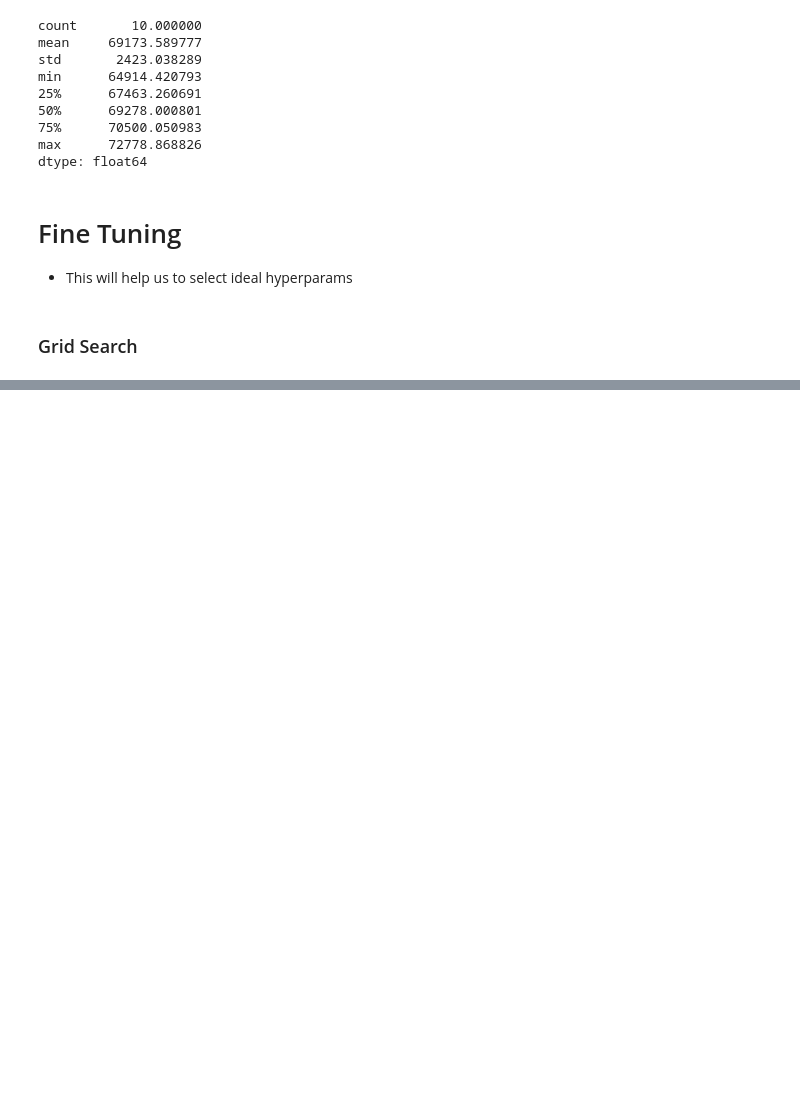
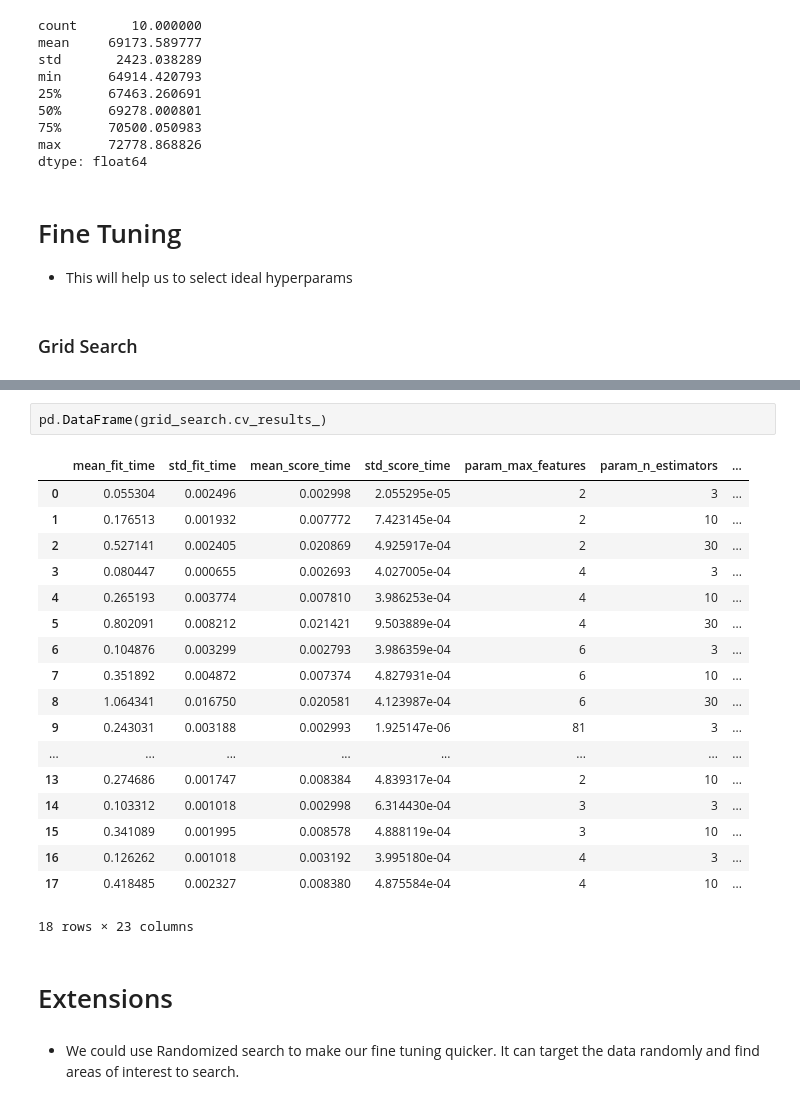
Before and after one commit to jacklayfield/General, a Jupyter notebook: HandsOnML/project.ipynb, the cells around one changed output, grey strips where cells are left out. Cells and saved outputs as stored; diff of their text form; blank space fills up the shorter version.

```diff
--- a/HandsOnML/project.ipynb
+++ b/HandsOnML/project.ipynb
@@ -626,0 +665,25 @@ grid_search.fit(train_data, train_labels)
+# %%
+pd.DataFrame(grid_search.cv_results_)
+# %% [output]
+|  | mean_fit_time | std_fit_time | mean_score_time | std_score_time | param_max_features | param_n_estimators | ... |
+| 0 | 0.055304 | 0.002496 | 0.002998 | 2.055295e-05 | 2 | 3 | ... |
+| 1 | 0.176513 | 0.001932 | 0.007772 | 7.423145e-04 | 2 | 10 | ... |
+| 2 | 0.527141 | 0.002405 | 0.020869 | 4.925917e-04 | 2 | 30 | ... |
+| 3 | 0.080447 | 0.000655 | 0.002693 | 4.027005e-04 | 4 | 3 | ... |
+| 4 | 0.265193 | 0.003774 | 0.007810 | 3.986253e-04 | 4 | 10 | ... |
+| 5 | 0.802091 | 0.008212 | 0.021421 | 9.503889e-04 | 4 | 30 | ... |
+| 6 | 0.104876 | 0.003299 | 0.002793 | 3.986359e-04 | 6 | 3 | ... |
+| 7 | 0.351892 | 0.004872 | 0.007374 | 4.827931e-04 | 6 | 10 | ... |
+| 8 | 1.064341 | 0.016750 | 0.020581 | 4.123987e-04 | 6 | 30 | ... |
+| 9 | 0.243031 | 0.003188 | 0.002993 | 1.925147e-06 | 81 | 3 | ... |
+| ... | ... | ... | ... | ... | ... | ... | ... |
+| 13 | 0.274686 | 0.001747 | 0.008384 | 4.839317e-04 | 2 | 10 | ... |
+| 14 | 0.103312 | 0.001018 | 0.002998 | 6.314430e-04 | 3 | 3 | ... |
+| 15 | 0.341089 | 0.001995 | 0.008578 | 4.888119e-04 | 3 | 10 | ... |
+| 16 | 0.126262 | 0.001018 | 0.003192 | 3.995180e-04 | 4 | 3 | ... |
+| 17 | 0.418485 | 0.002327 | 0.008380 | 4.875584e-04 | 4 | 10 | ... |
+18 rows × 23 columns
+# %% [markdown]
+# Extensions
+# %% [markdown]
+- We could use Randomized search to make our fine tuning quicker. It can target the data randomly and find areas of interest to search.
```
Also changed, not shown: parts of 4 cells of this notebook.
